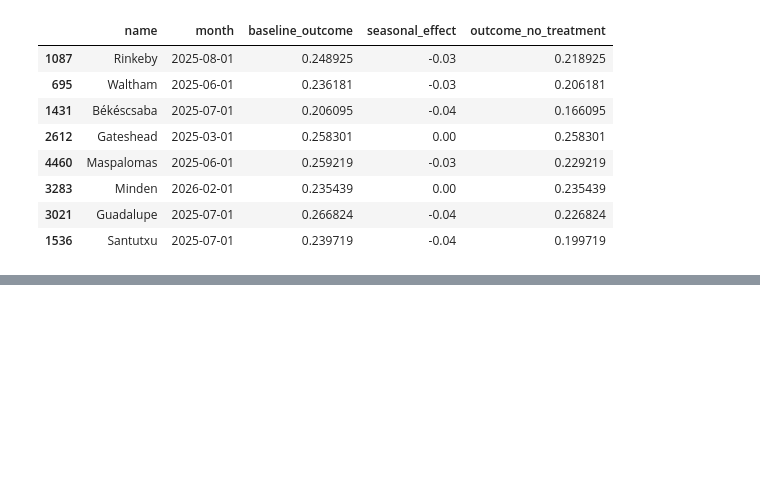
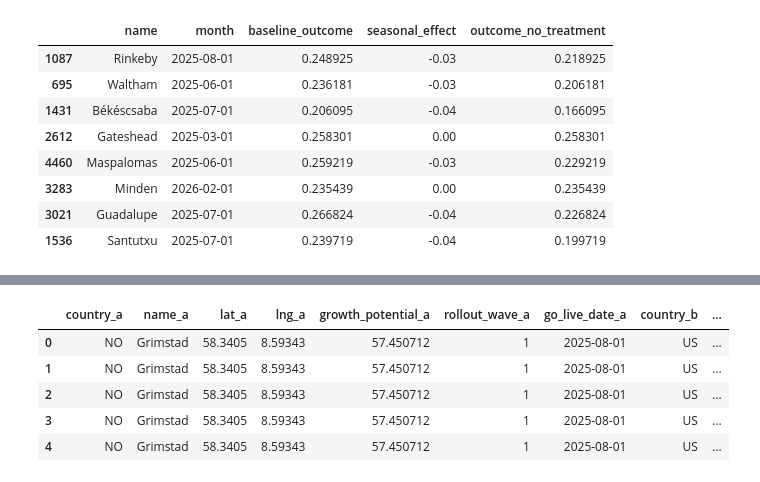
Before and after one commit to Deepa-RA/causal-inference-project, a Jupyter notebook: notebooks/00_simulate_data.ipynb, the cells around one changed output, grey strips where cells are left out. Saved outputs shown, nothing was run; the diff lists cells and outputs as text; code cells hidden in the pictures; blank space fills up the shorter version.

```diff
--- a/notebooks/00_simulate_data.ipynb
+++ b/notebooks/00_simulate_data.ipynb
@@ -194,0 +223,11 @@ panel[["name", "month", "treated", "outcome_no_treatment", "outcome"]].sample(8)
+# %%
+# Apply distance calculation for all cities vis cross join
+city_pairs = cities.merge(cities, how="cross", suffixes=("_a","_b"))
+city_pairs = city_pairs[city_pairs["name_a"] != city_pairs["name_b"]]
+
+city_pairs["distance_km"] = haversine_km(
+    city_pairs["lat_a"], city_pairs["lng_a"],
+    city_pairs["lat_b"], city_pairs["lng_b"]
+)
+
+city_pairs[["name_a", "name_b", "distance_km"]].sort_values("distance_km").head(10)
@@ -194,0 +265,20 @@ panel[["name", "month", "treated", "outcome_no_treatment", "outcome"]].sample(8)
+# %%
+# Spillover calculation
+spillover_calc = city_pairs.merge(
+    panel[["name", "month", "treated"]],
+    left_on = "name_a", right_on="name",
+    how="left"
+)
+
+spillover_calc = spillover_calc.rename(columns={"treated": "treated_a"})
+spillover_calc = spillover_calc.drop(columns=["name"])
+
+spillover_calc.shape
+spillover_calc.head()
+# %% [output]
+|  | country_a | name_a | lat_a | lng_a | growth_potential_a | rollout_wave_a | go_live_date_a | country_b | ... |
+| 0 | NO | Grimstad | 58.3405 | 8.59343 | 57.450712 | 1 | 2025-08-01 | US | ... |
+| 1 | NO | Grimstad | 58.3405 | 8.59343 | 57.450712 | 1 | 2025-08-01 | US | ... |
+| 2 | NO | Grimstad | 58.3405 | 8.59343 | 57.450712 | 1 | 2025-08-01 | US | ... |
+| 3 | NO | Grimstad | 58.3405 | 8.59343 | 57.450712 | 1 | 2025-08-01 | US | ... |
+| 4 | NO | Grimstad | 58.3405 | 8.59343 | 57.450712 | 1 | 2025-08-01 | US | ... |
```
Also changed, not shown: parts of 12 cells of this notebook.
